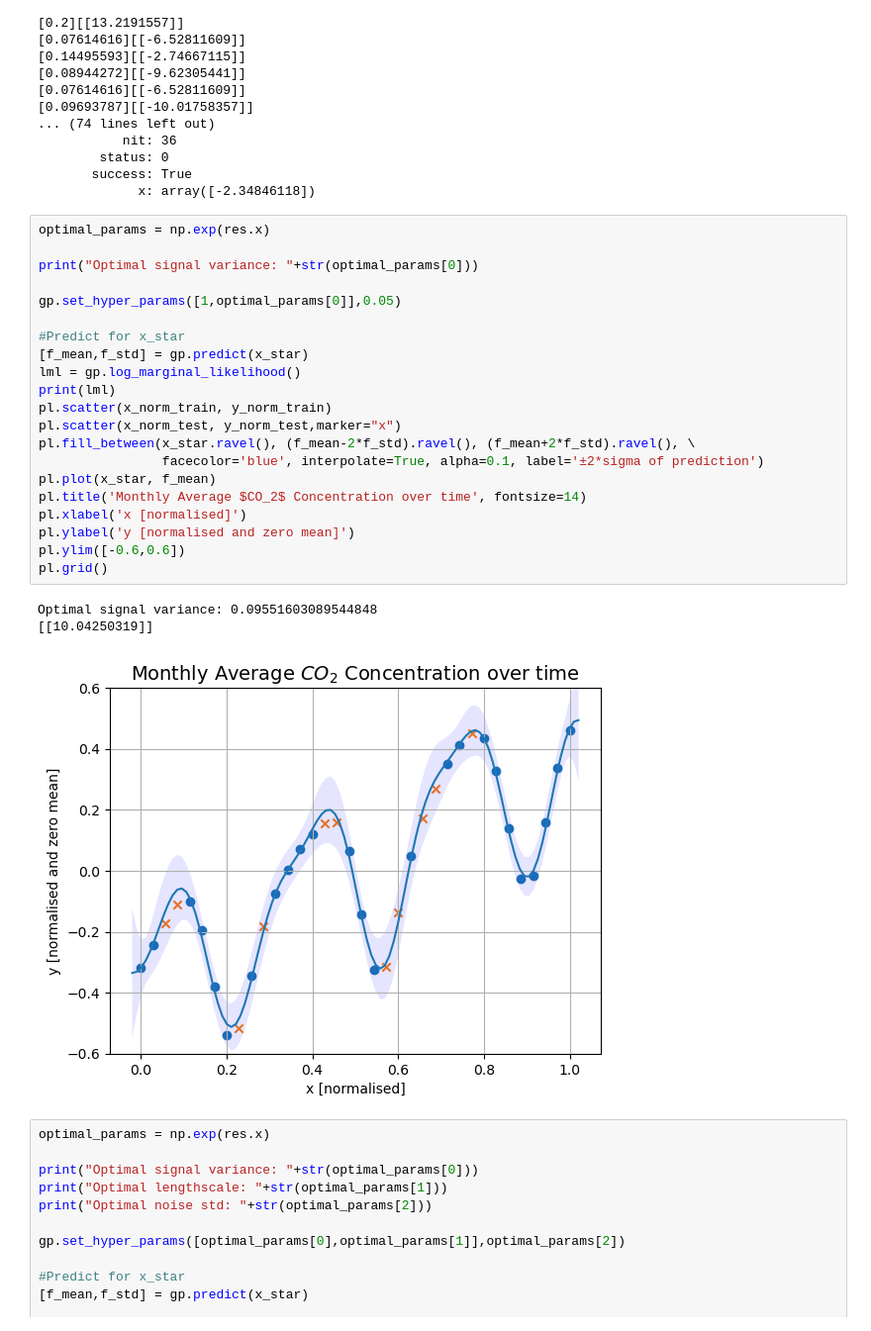
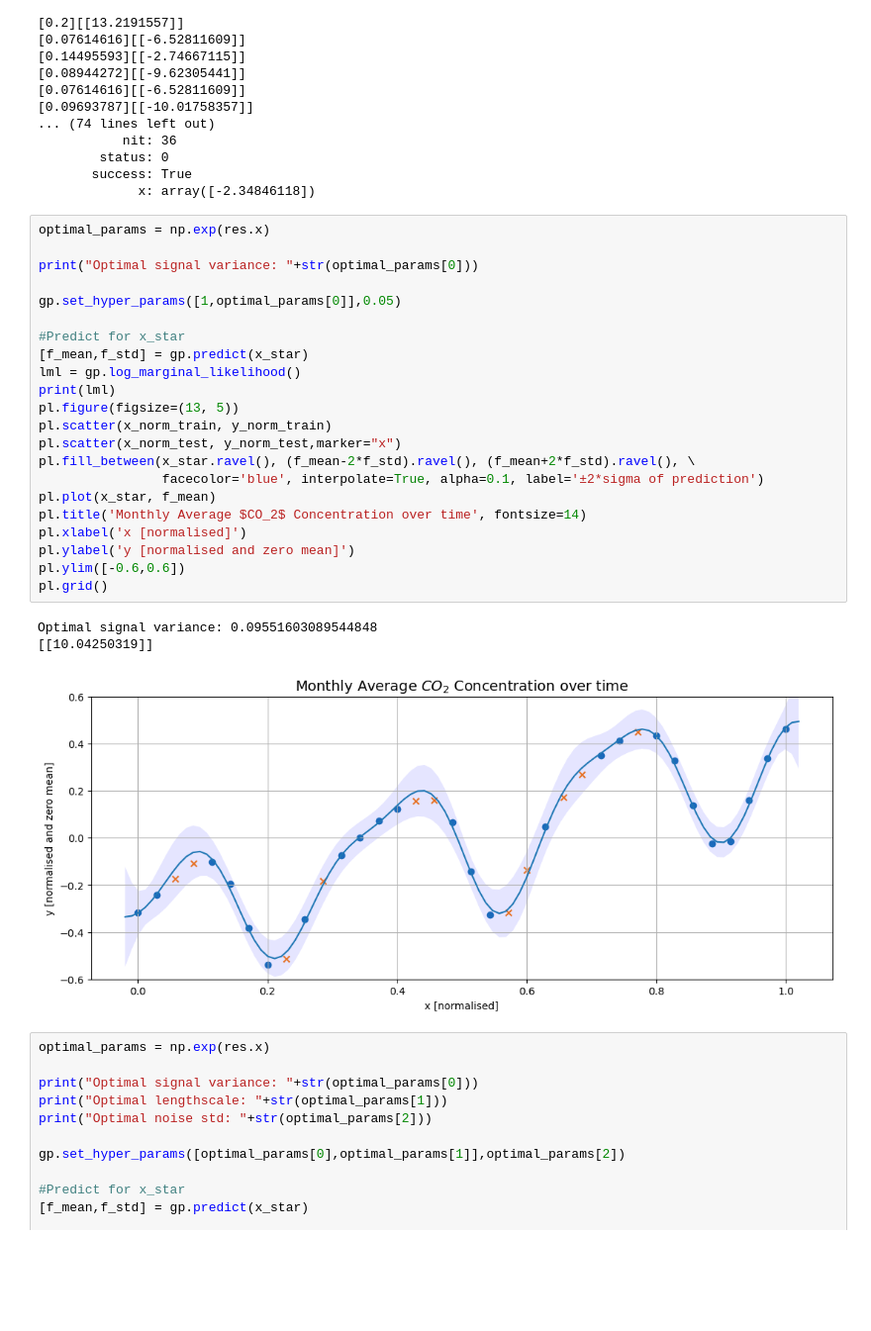
Before and after one commit to Fabian-Leal/Warped-GPs-, a Jupyter notebook: Warping toy data.ipynb, the cells around one changed output. Shown at 99% size. Drawn from its saved outputs; the diff is of its cells as text; blank space fills up the shorter version.

```diff
--- a/Warping toy data.ipynb
+++ b/Warping toy data.ipynb
@@ -229,28 +230,29 @@ print(res)
 # %%
 optimal_params = np.exp(res.x)
 
 print("Optimal signal variance: "+str(optimal_params[0]))
 
 gp.set_hyper_params([1,optimal_params[0]],0.05)
 
 #Predict for x_star
 [f_mean,f_std] = gp.predict(x_star)
 lml = gp.log_marginal_likelihood()
 print(lml)
+pl.figure(figsize=(13, 5))
 pl.scatter(x_norm_train, y_norm_train)
 pl.scatter(x_norm_test, y_norm_test,marker="x")
 pl.fill_between(x_star.ravel(), (f_mean-2*f_std).ravel(), (f_mean+2*f_std).ravel(), \
                 facecolor='blue', interpolate=True, alpha=0.1, label='±2*sigma of prediction')
 pl.plot(x_star, f_mean)
 pl.title('Monthly Average $CO_2$ Concentration over time', fontsize=14)
 pl.xlabel('x [normalised]')
 pl.ylabel('y [normalised and zero mean]')
 pl.ylim([-0.6,0.6])
 pl.grid()
 # %% [output]
 Optimal signal variance: 0.09551603089544848
 [[10.04250319]]
-[figure, old version]
+[figure, new version]
 # %%
 optimal_params = np.exp(res.x)
 
```
Also changed, not shown: parts of 7 cells of this notebook.
